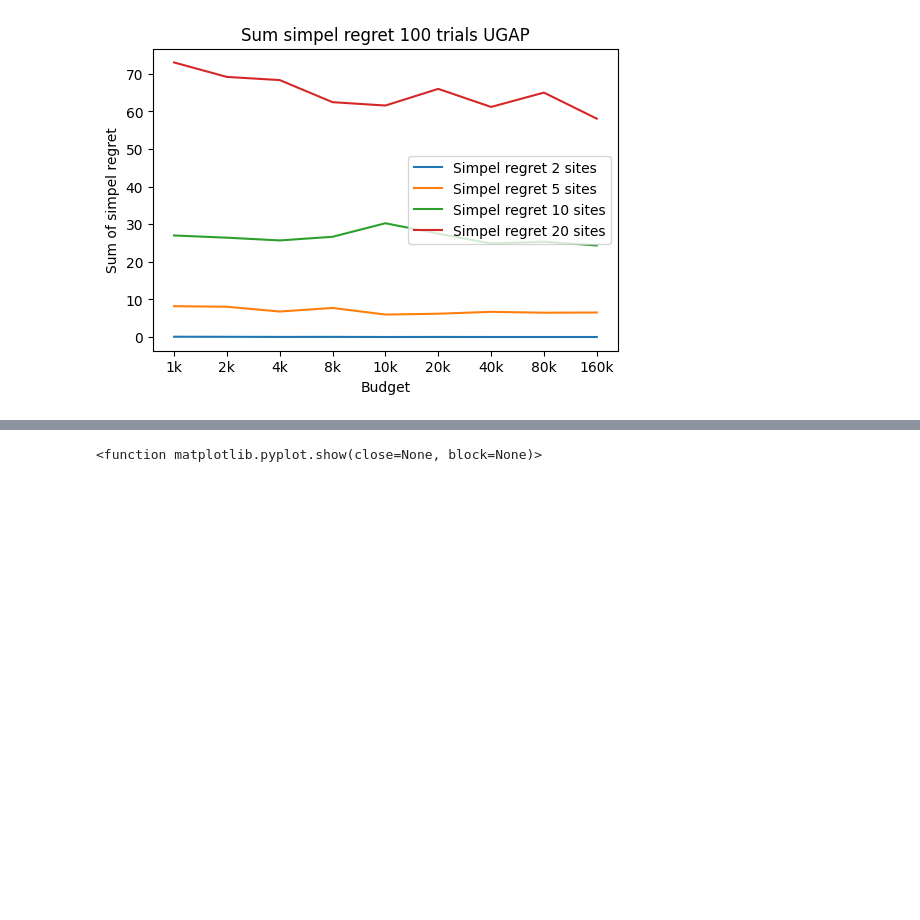
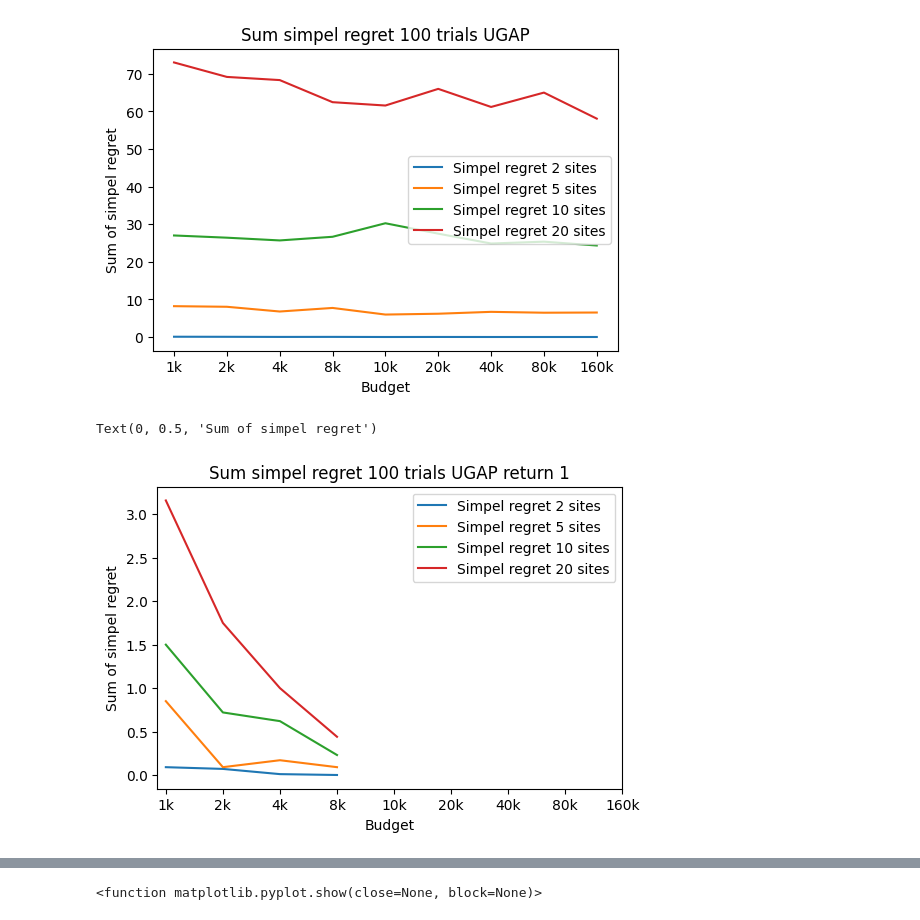
Before and after one commit to FlorisSchmidt/PBO, a Jupyter notebook: plots.ipynb, the cells around one changed output, grey strips where cells are left out. Cells and saved outputs as stored; diff of their text form; code cells hidden in the pictures; blank space fills up the shorter version.

```diff
--- a/plots.ipynb
+++ b/plots.ipynb
@@ -116,3 +176,25 @@ plot.set_ylabel('Sum of simpel regret')
 # %% [output]
 Text(0, 0.5, 'Sum of simpel regret')
 [figure]
+# %%
+simpel_regret_sum = pd.DataFrame(columns=['Budget','Simpel regret 2 sites','Simpel regret 5 sites','Simpel regret 10 sites','Simpel regret 20 sites'])
+
+for idx, site in enumerate(sites2[:4]):
+    simpel_regret_sum = simpel_regret_sum.append({'Budget':site.split('_')[1],
+    'Simpel regret 2 sites':round(np.sum(simpel_regrets_ugap_1.get(sites2[idx])),2),
+    'Simpel regret 5 sites':round(np.sum(simpel_regrets_ugap_1.get(sites5[idx])),2),
+    'Simpel regret 10 sites':round(np.sum(simpel_regrets_ugap_1.get(sites10[idx])),2),
+    'Simpel regret 20 sites':round(np.sum(simpel_regrets_ugap_1.get(sites20[idx])),2)
+    }
+
+    , ignore_index=True)
+
+plot = simpel_regret_sum.plot()
+
+plot.set_xticks(x,xi)
+plot.set_title('Sum simpel regret 100 trials UGAP return 1')
+plot.set_xlabel('Budget')
+plot.set_ylabel('Sum of simpel regret')
+# %% [output]
+Text(0, 0.5, 'Sum of simpel regret')
+[figure, added]
```
Also changed, not shown: parts of 13 cells of this notebook.
